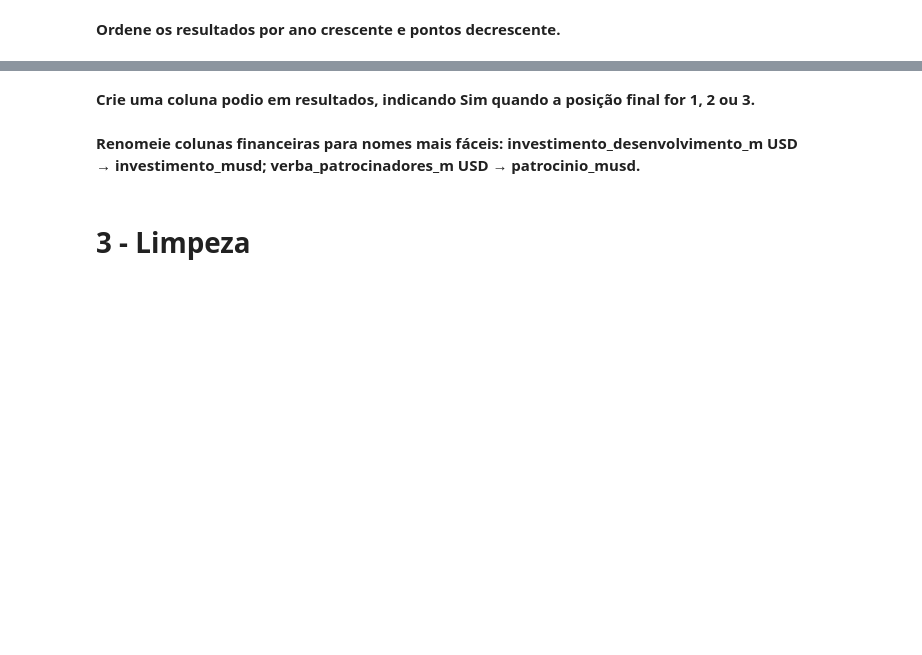
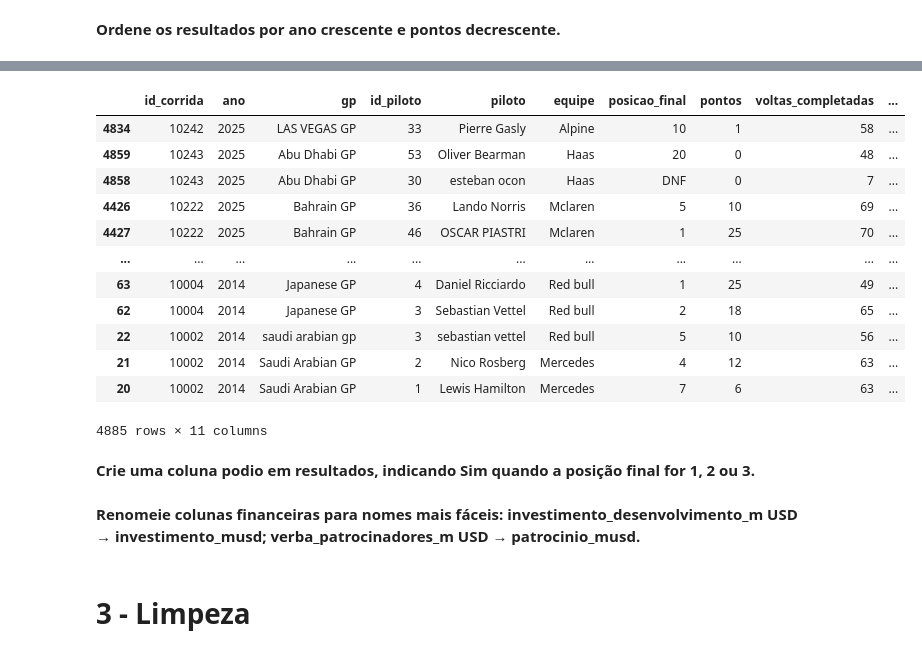
Before and after one commit to Somutt/revisao_py, a Jupyter notebook: 02_data_analysis/pandas_f1.ipynb, the cells around one changed output, grey strips where cells are left out. Cells and saved outputs as stored; diff of their text form; code cells hidden in the pictures; blank space fills up the shorter version.

```diff
--- a/02_data_analysis/pandas_f1.ipynb
+++ b/02_data_analysis/pandas_f1.ipynb
@@ -510,3 +604,21 @@ A detecção de nulos não é capaz de ver valores em string vazios ou represent
+# %%
+res_ano_desc = resultados_df['ano'].sort_values(ascending=False).index
+
+resultados_df.loc[res_ano_desc]
+# %% [output]
+|  | id_corrida | ano | gp | id_piloto | piloto | equipe | posicao_final | pontos | voltas_completadas | ... |
+| 4834 | 10242 | 2025 | LAS VEGAS GP | 33 | Pierre Gasly | Alpine | 10 | 1 | 58 | ... |
+| 4859 | 10243 | 2025 | Abu Dhabi GP | 53 | Oliver Bearman | Haas | 20 | 0 | 48 | ... |
+| 4858 | 10243 | 2025 | Abu Dhabi GP | 30 | esteban ocon | Haas | DNF | 0 | 7 | ... |
+| 4426 | 10222 | 2025 | Bahrain GP | 36 | Lando Norris | Mclaren | 5 | 10 | 69 | ... |
+| 4427 | 10222 | 2025 | Bahrain GP | 46 | OSCAR PIASTRI | Mclaren | 1 | 25 | 70 | ... |
+| ... | ... | ... | ... | ... | ... | ... | ... | ... | ... | ... |
+| 63 | 10004 | 2014 | Japanese GP | 4 | Daniel Ricciardo | Red bull | 1 | 25 | 49 | ... |
+| 62 | 10004 | 2014 | Japanese GP | 3 | Sebastian Vettel | Red bull | 2 | 18 | 65 | ... |
+| 22 | 10002 | 2014 | saudi arabian gp | 3 | sebastian vettel | Red bull | 5 | 10 | 56 | ... |
+| 21 | 10002 | 2014 | Saudi Arabian GP | 2 | Nico Rosberg | Mercedes | 4 | 12 | 63 | ... |
+| 20 | 10002 | 2014 | Saudi Arabian GP | 1 | Lewis Hamilton | Mercedes | 7 | 6 | 63 | ... |
+4885 rows × 11 columns
 # %% [markdown]
 **Crie uma coluna **podio** em **resultados**, indicando **Sim** quando a posição final for 1, 2 ou 3.**
 # %%
```
Also changed, not shown: parts of 7 cells of this notebook.
